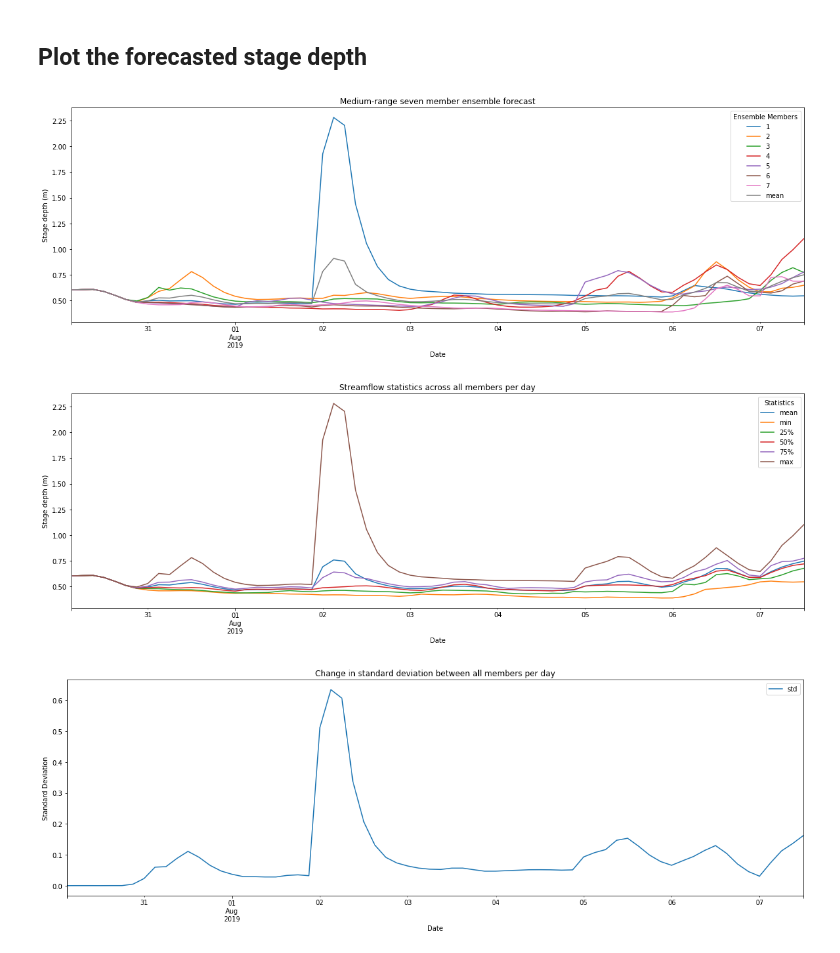
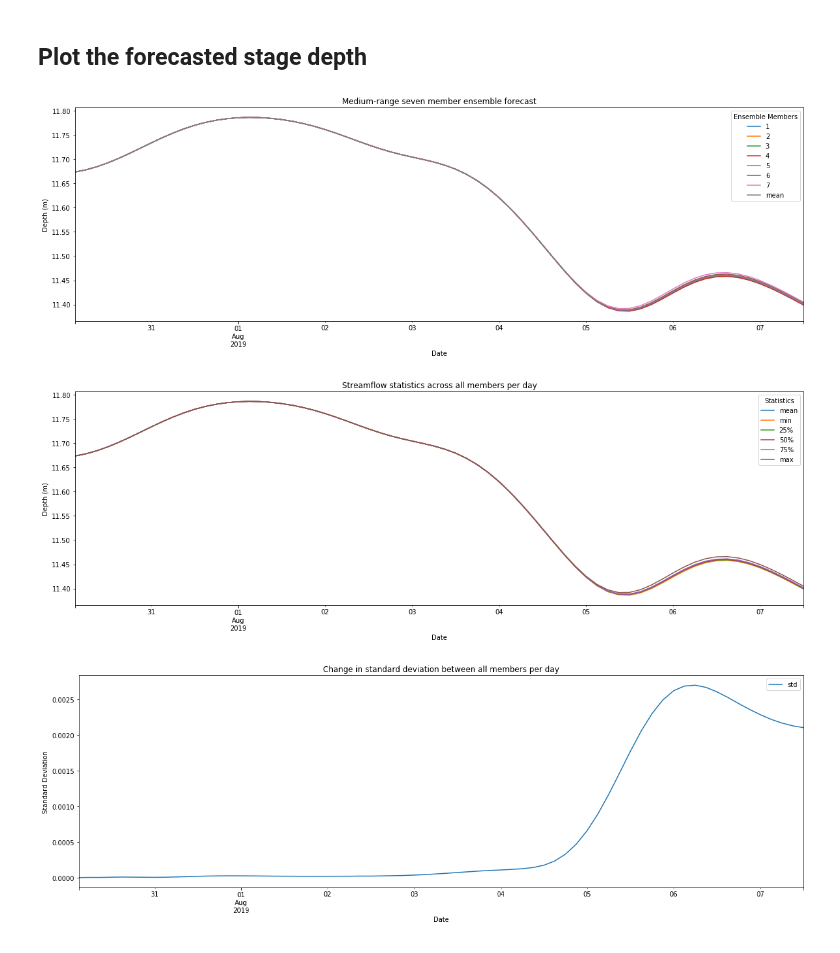
Before and after one commit to Dewberry/fcast, a Jupyter notebook: forecast/MediumRangeForecasts.ipynb, the cells around one changed output. Cells and saved outputs as stored; diff of their text form; code cells hidden in the pictures.

Commit message:
run the medium range notebook for the mississippi river

```diff
--- a/forecast/MediumRangeForecasts.ipynb
+++ b/forecast/MediumRangeForecasts.ipynb
@@ -22,7 +22,8 @@ fs = gcsfs.GCSFileSystem(project='national-water-model')
 date = '20190730' # a date
 start_time = '00' # start at 00:00 because its easy at the moment
 # comid = 4512772 # some small segment on the Potomac near DC
-comid = 229757 # the South Platte River in Denver
+# comid = 229757 # the South Platte River in Denver
+comid = 7471678 # somewhere on the Mississippi River
 # %% [markdown]
 ## Open all netcdf files of interest, concat them into an xarray multifile dataset -- **_1 for each member_**
 
@@ -137,3 +138,5 @@ df.head()
+# %%
+dis_df = dis_df.loc[1:]
 # %%
 dis_df.head()
 # %% [output]
@@ -154,17 +157,17 @@ stage_stats = stage_df.T.describe()
 # %%
 ax = stage_df.plot(figsize=(20,6), title='Medium-range seven member ensemble forecast')
 ax.legend(title='Ensemble Members')
-ax.set(xlabel='Date', ylabel='Stage depth (m)');
+ax.set(xlabel='Date', ylabel='Depth (m)');
 # %% [output]
-[figure, old version]
+[figure, new version]
 # %%
 ax = stage_stats.T.drop(columns=['count', 'std']).plot(figsize=(20,6), title ='Streamflow statistics across all members per day')
 ax.legend(title='Statistics')
-ax.set(xlabel='Date', ylabel='Stage depth (m)');
+ax.set(xlabel='Date', ylabel='Depth (m)');
 # %% [output]
-[figure, old version]
+[figure, new version]
 # %%
 ax = stage_stats.T.drop(columns=[x for x in list(stats.T.columns) if 'std' not in x]).plot(figsize=(20,6), title ='Change in standard deviation between all members per day')
 ax.set(xlabel='Date', ylabel='Standard Deviation');
 # %% [output]
-[figure, old version]
+[figure, new version]
```
Also changed, not shown: parts of 7 cells of this notebook.
